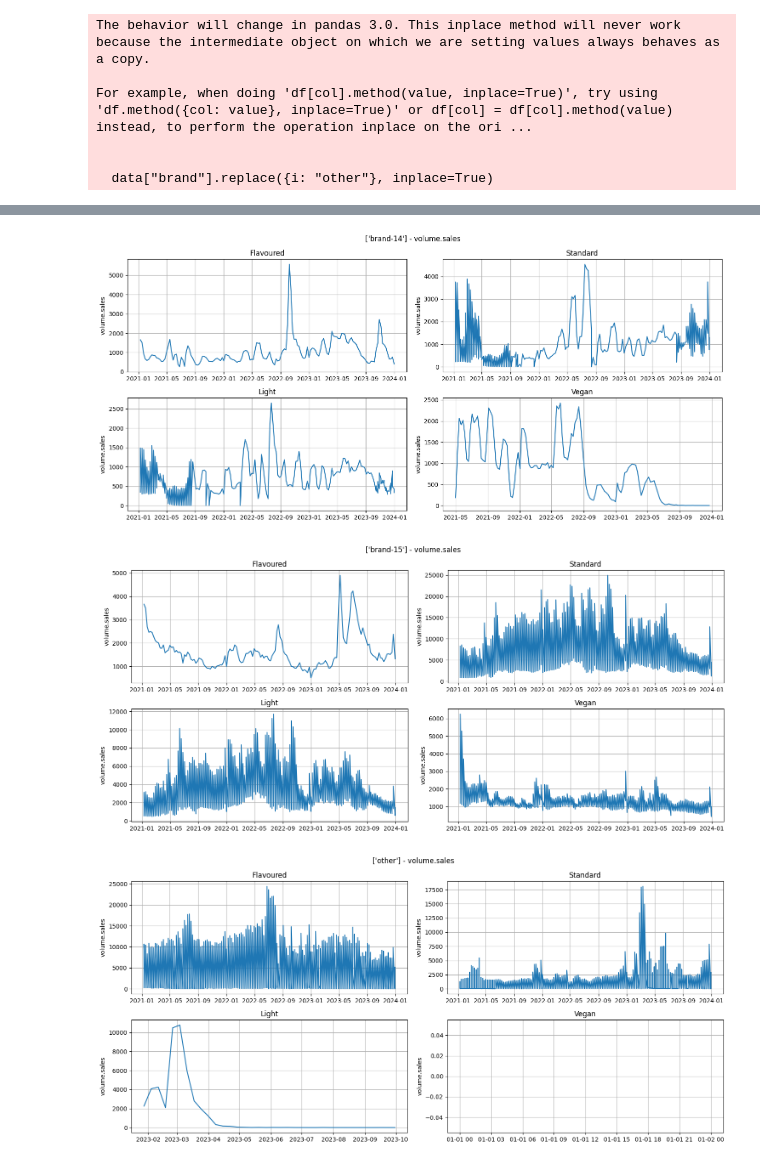
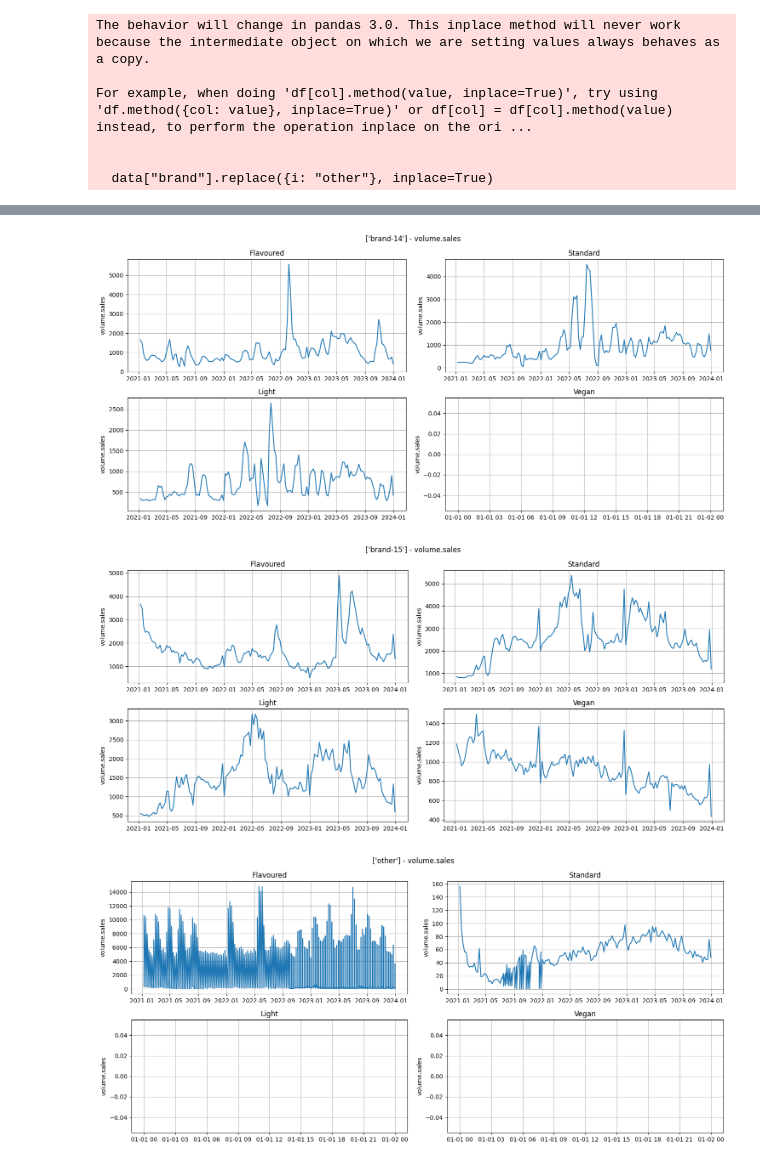
Before and after one commit to oscarjibou/BT-DataAnalysis, a Jupyter notebook: draft_analysis.ipynb, the cells around one changed output, grey strips where cells are left out. Drawn from its saved outputs; the diff is of its cells as text; code cells hidden in the pictures.

```diff
--- a/draft_analysis.ipynb
+++ b/draft_analysis.ipynb
@@ -22,7 +22,10 @@ for i in data["brand"]:
 
 sales = ["volume.sales", "value.sales", "unit.sales"]
 
-pack_size = data["pack.size"].isin(["0 - 350 GR", "351 - 500 GR"])
+
+pack_size350 = data["pack.size"] == "0 - 350 GR"
+pack_size500 = data["pack.size"].isin(["351 - 500 GR"])
+pack_size1000 = data["pack.size"].isin(["701 - 1000 GR"])
 
 brand35 = data["brand"].isin(["brand-35"])
 brand15 = data["brand"].isin(["brand-15"])
@@ -49,22 +52,22 @@ For example, when doing 'df[col].method(value, inplace=True)', try using 'df.met
 def plot_data(brand, sales):
     fig, ax = plt.subplots(2, 2, figsize=(15, 7))
 
-    ax[0, 0].plot(data[(brand) & (variantF) & (supermarketA) & (pack_size)][sales])
+    ax[0, 0].plot(data[(brand) & (variantF) & (supermarketA) & (pack_size350)][sales])
     ax[0, 0].set_title("Flavoured")
     ax[0, 0].set_ylabel(sales)
     ax[0, 0].grid(True)
 
-    ax[0, 1].plot(data[(brand) & (variantS) & (supermarketA) & (pack_size)][sales])
+    ax[0, 1].plot(data[(brand) & (variantS) & (supermarketA) & (pack_size350)][sales])
     ax[0, 1].set_title("Standard")
     ax[0, 1].set_ylabel(sales)
     ax[0, 1].grid(True)
 
-    ax[1, 0].plot(data[(brand) & (variantL) & (supermarketA) & (pack_size)][sales])
+    ax[1, 0].plot(data[(brand) & (variantL) & (supermarketA) & (pack_size350)][sales])
     ax[1, 0].set_title("Light")
     ax[1, 0].set_ylabel(sales)
     ax[1, 0].grid(True)
 
-    ax[1, 1].plot(data[(brand) & (variantV) & (supermarketA) & (pack_size)][sales])
+    ax[1, 1].plot(data[(brand) & (variantV) & (supermarketA) & (pack_size350)][sales])
     ax[1, 1].set_title("Vegan")
     ax[1, 1].set_ylabel(sales)
     ax[1, 1].grid(True)
@@ -83,6 +86,6 @@ plot_data(brandOther, "volume.sales")
-[figure, old version]
+[figure, new version]
-[figure, old version]
+[figure, new version]
-[figure, old version]
+[figure, new version]
 # %%
 # haz logaritmo de las ventas
 def log_graphs(brand, sales):
```
Also changed, not shown: parts of 3 cells of this notebook, 1 other file.
